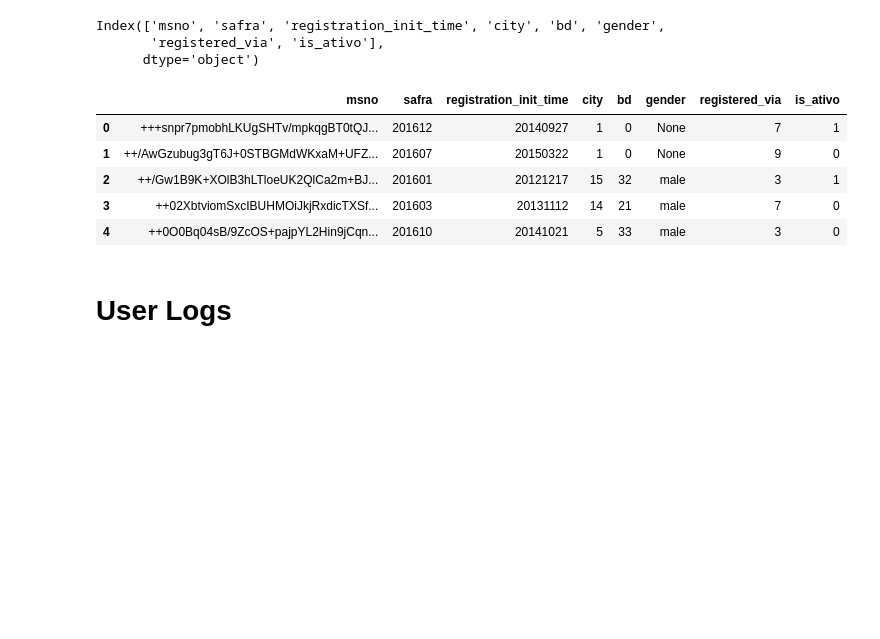
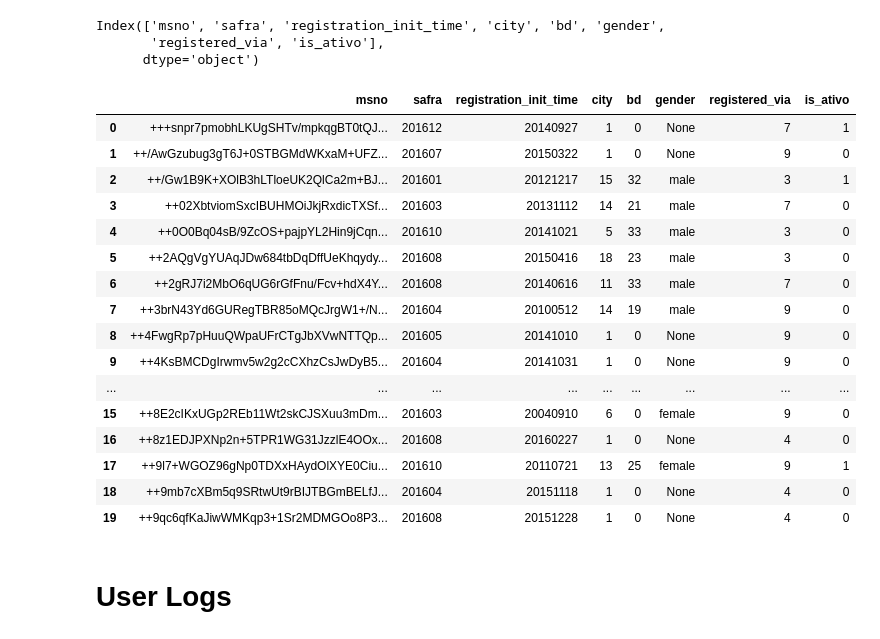
Before and after one commit to CaioAFA/2025-case-data-master-caio-arrabal, a Jupyter notebook: notebooks/01-Data-Exploring.ipynb, the cells around one changed output. Cells and saved outputs as stored; diff of their text form; code cells hidden in the pictures; blank space fills up the shorter version.

```diff
--- a/notebooks/01-Data-Exploring.ipynb
+++ b/notebooks/01-Data-Exploring.ipynb
@@ -31,14 +100,25 @@ Index(['msno', 'safra', 'registration_init_time', 'city', 'bd', 'gender',
        'registered_via', 'is_ativo'],
       dtype='object')
 # %%
-members_df.head()
+members_df.head(20)
 # %% [output]
 |  | msno | safra | registration_init_time | city | bd | gender | registered_via | is_ativo |
 | 0 | +++snpr7pmobhLKUgSHTv/mpkqgBT0tQJ... | 201612 | 20140927 | 1 | 0 | None | 7 | 1 |
 | 1 | ++/AwGzubug3gT6J+0STBGMdWKxaM+UFZ... | 201607 | 20150322 | 1 | 0 | None | 9 | 0 |
 | 2 | ++/Gw1B9K+XOlB3hLTloeUK2QlCa2m+BJ... | 201601 | 20121217 | 15 | 32 | male | 3 | 1 |
 | 3 | ++02XbtviomSxcIBUHMOiJkjRxdicTXSf... | 201603 | 20131112 | 14 | 21 | male | 7 | 0 |
 | 4 | ++0O0Bq04sB/9ZcOS+pajpYL2Hin9jCqn... | 201610 | 20141021 | 5 | 33 | male | 3 | 0 |
+| 5 | ++2AQgVgYUAqJDw684tbDqDffUeKhqydy... | 201608 | 20150416 | 18 | 23 | male | 3 | 0 |
+| 6 | ++2gRJ7i2MbO6qUG6rGfFnu/Fcv+hdX4Y... | 201608 | 20140616 | 11 | 33 | male | 7 | 0 |
+| 7 | ++3brN43Yd6GURegTBR85oMQcJrgW1+/N... | 201604 | 20100512 | 14 | 19 | male | 9 | 0 |
+| 8 | ++4FwgRp7pHuuQWpaUFrCTgJbXVwNTTQp... | 201605 | 20141010 | 1 | 0 | None | 9 | 0 |
+| 9 | ++4KsBMCDgIrwmv5w2g2cCXhzCsJwDyB5... | 201604 | 20141031 | 1 | 0 | None | 9 | 0 |
+| ... | ... | ... | ... | ... | ... | ... | ... | ... |
+| 15 | ++8E2cIKxUGp2REb11Wt2skCJSXuu3mDm... | 201603 | 20040910 | 6 | 0 | female | 9 | 0 |
+| 16 | ++8z1EDJPXNp2n+5TPR1WG31JzzlE4OOx... | 201608 | 20160227 | 1 | 0 | None | 4 | 0 |
+| 17 | ++9l7+WGOZ96gNp0TDXxHAydOlXYE0Ciu... | 201610 | 20110721 | 13 | 25 | female | 9 | 1 |
+| 18 | ++9mb7cXBm5q9SRtwUt9rBIJTBGmBELfJ... | 201604 | 20151118 | 1 | 0 | None | 4 | 0 |
+| 19 | ++9qc6qfKaJiwWMKqp3+1Sr2MDMGOo8P3... | 201608 | 20151228 | 1 | 0 | None | 4 | 0 |
 # %% [markdown]
 # User Logs
 # %%
```
Also changed, not shown: parts of 12 cells of this notebook.
